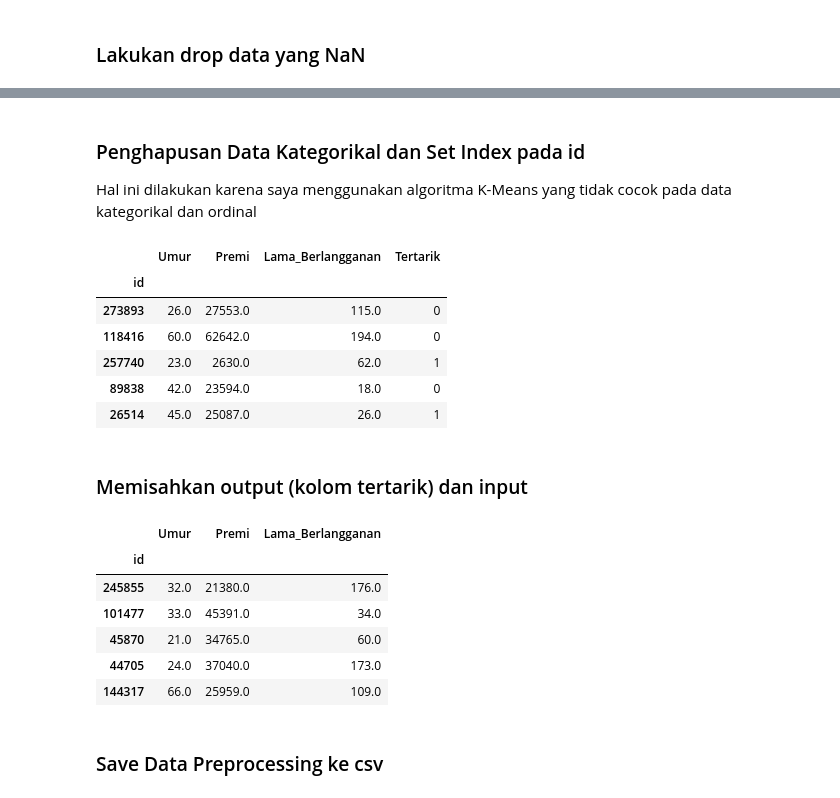
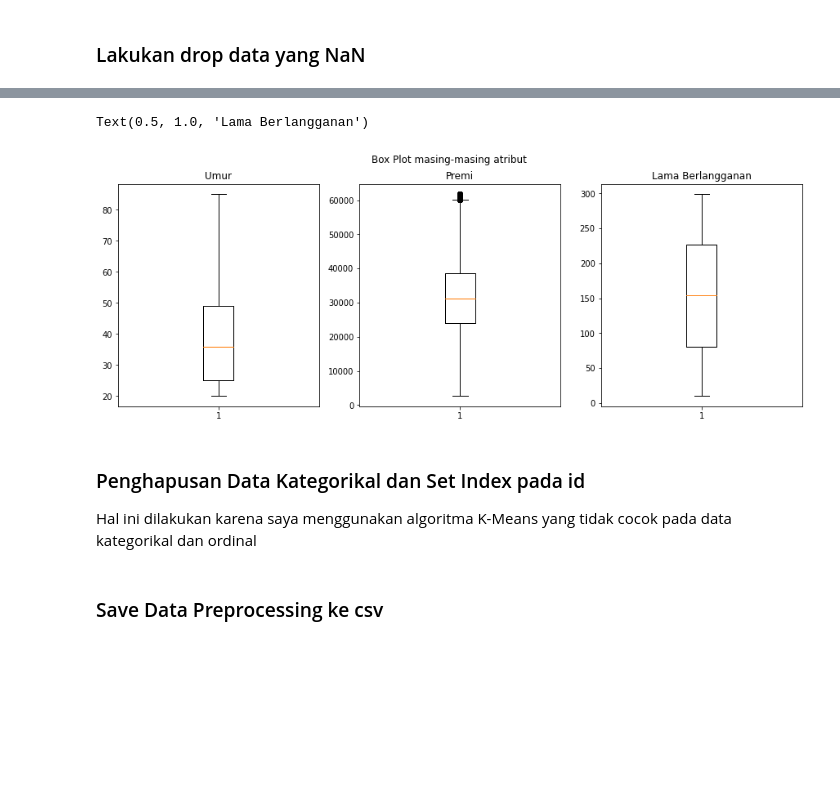
Before and after one commit to kaenova/Malin_Tubes1, a Jupyter notebook: notebooks/Pembelajaran Mesin Tugas Besar 1.ipynb, the cells around one changed output, grey strips where cells are left out. Cells and saved outputs as stored; diff of their text form; code cells hidden in the pictures; blank space fills up the shorter version.

```diff
--- a/notebooks/Pembelajaran Mesin Tugas Besar 1.ipynb
+++ b/notebooks/Pembelajaran Mesin Tugas Besar 1.ipynb
@@ -38,0 +73,3 @@ df_dropna.sample(5)
+# %%
+describe = df_dropna_dropcategorical.describe()
+describe
@@ -39,29 +86,23 @@ df_dropna.sample(5)
+# %%
+iqr_premi = float(describe["Premi"].loc["75%"] - describe["Premi"].loc["25%"])
+q1_bound = float(describe["Premi"].loc["25%"]) - (iqr_premi * 1.5)
+q2_bound = float(describe["Premi"].loc["75%"]) + (iqr_premi * 1.5)
+final_df = df_dropna_dropcategorical.copy()
+final_df.reset_index(drop=True, inplace=True)
+final_df = final_df[(final_df["Premi"] > q1_bound) & (final_df["Premi"] < q2_bound)]
+# %%
+fig, (g1, g2, g3) = plt.subplots(1,3)
+fig.suptitle("Box Plot masing-masing atribut")
+fig.set_size_inches(15,5)
+g1.boxplot(final_df["Umur"])
+g1.set_title("Umur")
+g2.boxplot(final_df["Premi"])
+g2.set_title("Premi")
+g3.boxplot(final_df["Lama_Berlangganan"])
+g3.set_title("Lama Berlangganan")
+# %% [output]
+Text(0.5, 1.0, 'Lama Berlangganan')
+[figure, added]
 # %% [markdown]
 ### Penghapusan Data Kategorikal dan Set Index pada id
 Hal ini dilakukan karena saya menggunakan algoritma K-Means yang tidak cocok pada data kategorikal dan ordinal
-# %%
-df_dropna_dropcategorical = df_dropna.drop(axis=1, columns=["Jenis_Kelamin", "Kode_Daerah", "SIM", "Umur_Kendaraan", "Sudah_Asuransi", "Kendaraan_Rusak", "Kanal_Penjualan"])
-df_dropna_dropcategorical.set_index("id", inplace=True)
-df_dropna_dropcategorical.sample(5)
-# %% [output]
-|  | Umur | Premi | Lama_Berlangganan | Tertarik |
-| id |  |  |  |  |
-| 273893 | 26.0 | 27553.0 | 115.0 | 0 |
-| 118416 | 60.0 | 62642.0 | 194.0 | 0 |
-| 257740 | 23.0 | 2630.0 | 62.0 | 1 |
-| 89838 | 42.0 | 23594.0 | 18.0 | 0 |
-| 26514 | 45.0 | 25087.0 | 26.0 | 1 |
-# %% [markdown]
-### Memisahkan output (kolom tertarik) dan input
-# %%
-output_dropna_dropcategorical = df_dropna_dropcategorical["Tertarik"]
-df_dropna_dropcategorical_dropoutput = df_dropna_dropcategorical.drop(axis=1, columns="Tertarik")
-df_dropna_dropcategorical_dropoutput.sample(5)
-# %% [output]
-|  | Umur | Premi | Lama_Berlangganan |
-| id |  |  |  |
-| 245855 | 32.0 | 21380.0 | 176.0 |
-| 101477 | 33.0 | 45391.0 | 34.0 |
-| 45870 | 21.0 | 34765.0 | 60.0 |
-| 44705 | 24.0 | 37040.0 | 173.0 |
-| 144317 | 66.0 | 25959.0 | 109.0 |
```
Also changed, not shown: parts of 19 cells of this notebook, 5 other files.
